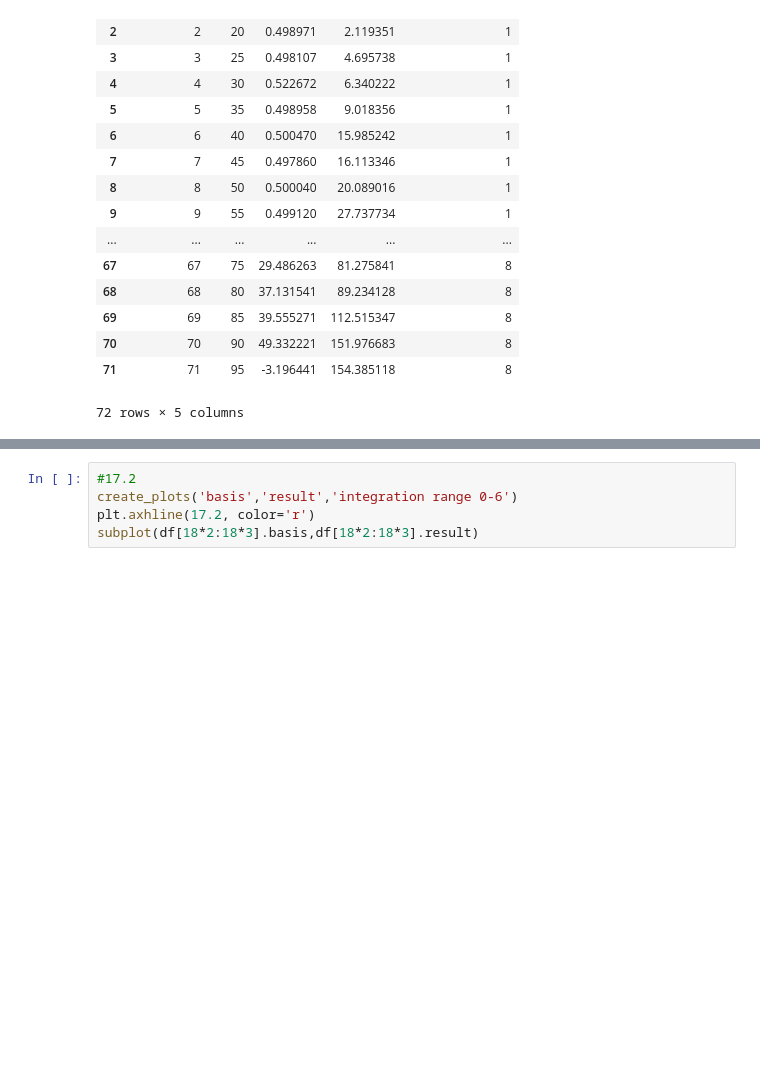
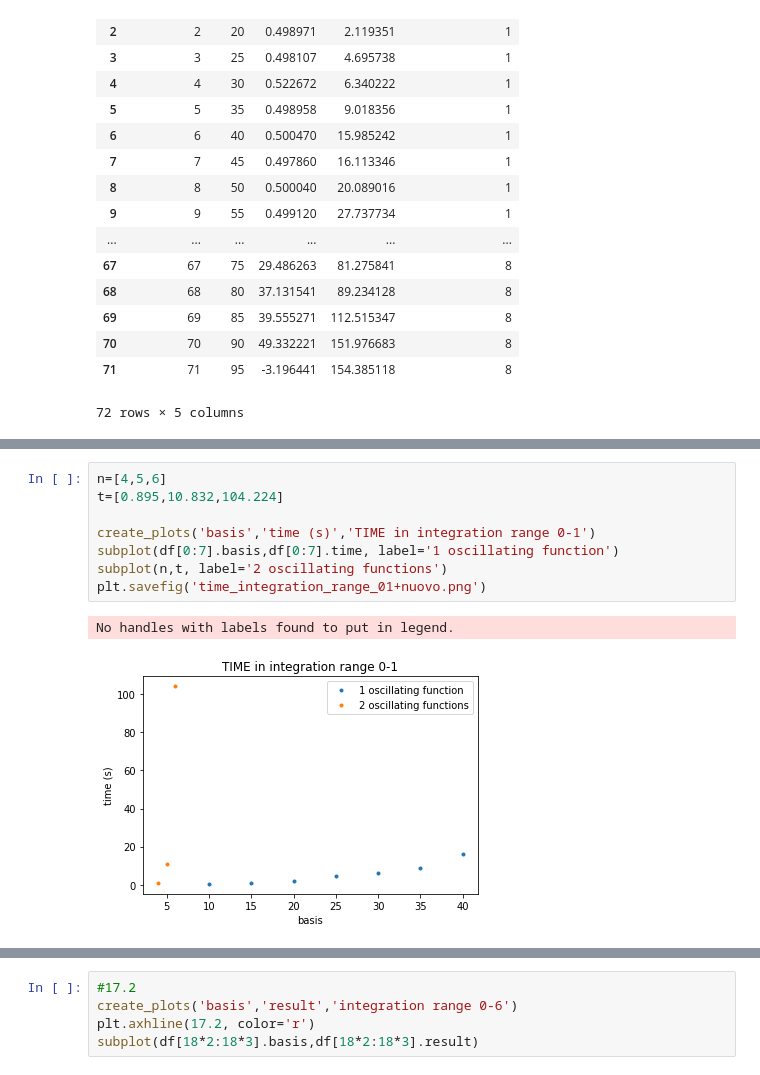
Before and after one commit to margres/Master-thesis, a Jupyter notebook: plot_levin.ipynb, the cells around one changed output, grey strips where cells are left out. Cells and saved outputs as stored; diff of their text form; blank space fills up the shorter version.

```diff
--- a/plot_levin.ipynb
+++ b/plot_levin.ipynb
@@ -60,2 +65,13 @@ No handles with labels found to put in legend.
+# %%
+n=[4,5,6]
+t=[0.895,10.832,104.224]
+
+create_plots('basis','time (s)','TIME in integration range 0-1')
+subplot(df[0:7].basis,df[0:7].time, label='1 oscillating function')
+subplot(n,t, label='2 oscillating functions')
+plt.savefig('time_integration_range_01+nuovo.png')
+# %% [output]
+No handles with labels found to put in legend.
+[figure, added]
 # %%
 create_plots('basis','result','integration range 0-4')
```
Also changed, not shown: parts of 4 cells of this notebook, 9 other files.
